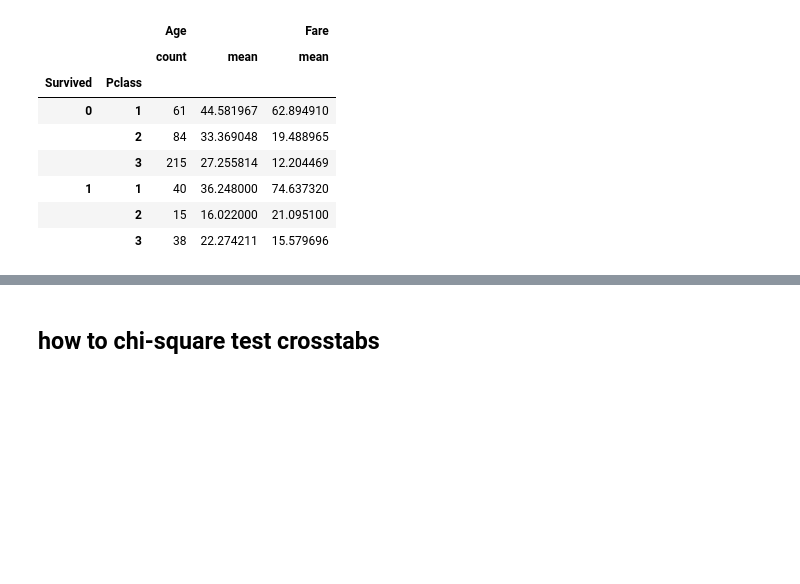
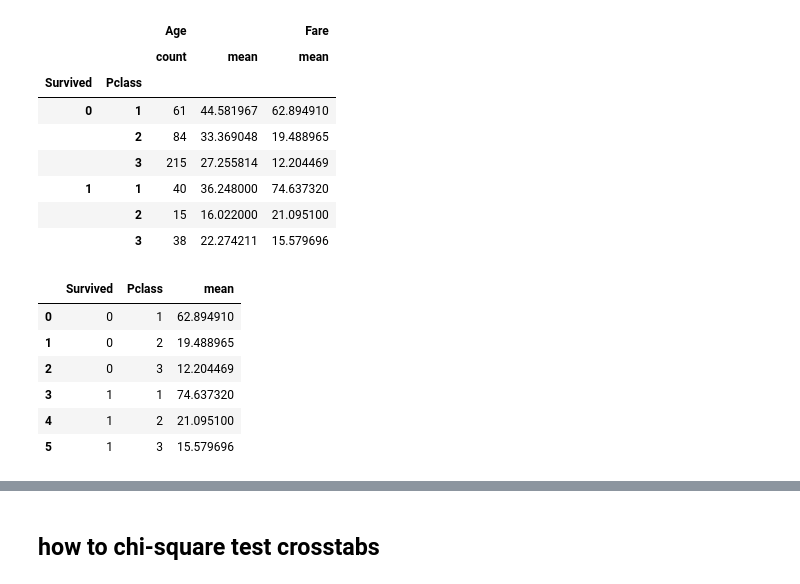
Before and after one commit to tracyzy/data_analysis, a Jupyter notebook: titanic_data.ipynb, the cells around one changed output, grey strips where cells are left out. Cells and saved outputs as stored; diff of their text form; code cells hidden in the pictures; blank space fills up the shorter version.

```diff
--- a/titanic_data.ipynb
+++ b/titanic_data.ipynb
@@ -173,6 +173,21 @@ titanic[titanic.Sex == 'male'].groupby(['Survived', 'Pclass']).agg(
 | 1 | 1 | 40 | 36.248000 | 74.637320 |
 |  | 2 | 15 | 16.022000 | 21.095100 |
 |  | 3 | 38 | 22.274211 | 15.579696 |
+# %%
+df = titanic[titanic.Sex == 'male'].groupby(['Survived', 'Pclass']).agg(
+{
+    'Fare': 'mean'
+}
+
+).reset_index().rename(columns = {'Fare':'mean'}) # the newer version has slightly different syntax
+# %% [output]
+|  | Survived | Pclass | mean |
+| 0 | 0 | 1 | 62.894910 |
+| 1 | 0 | 2 | 19.488965 |
+| 2 | 0 | 3 | 12.204469 |
+| 3 | 1 | 1 | 74.637320 |
+| 4 | 1 | 2 | 21.095100 |
+| 5 | 1 | 3 | 15.579696 |
 # %%
 # if I want to create an additional column based on existing columns
 titanic['male_binary'] = (titanic['Sex'] == 'male').astype('int')
```
